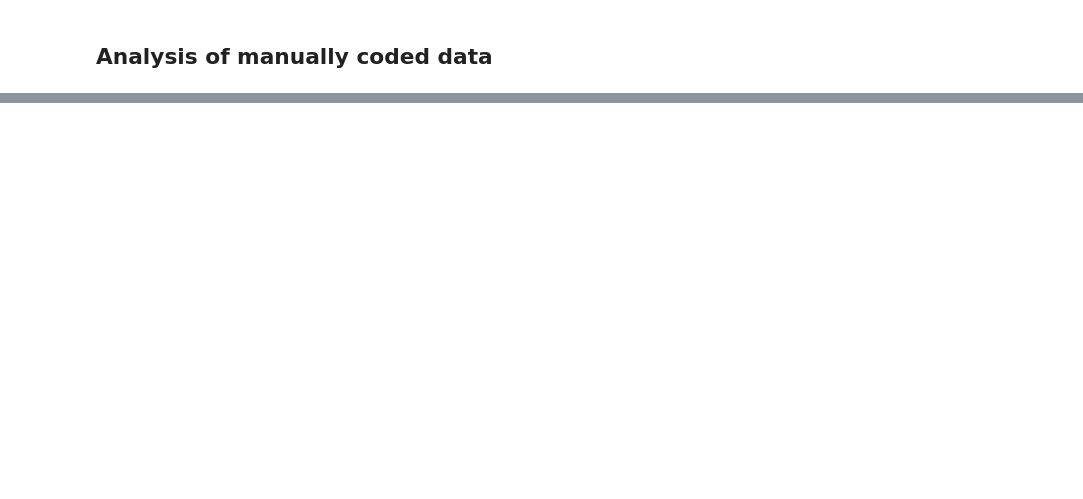
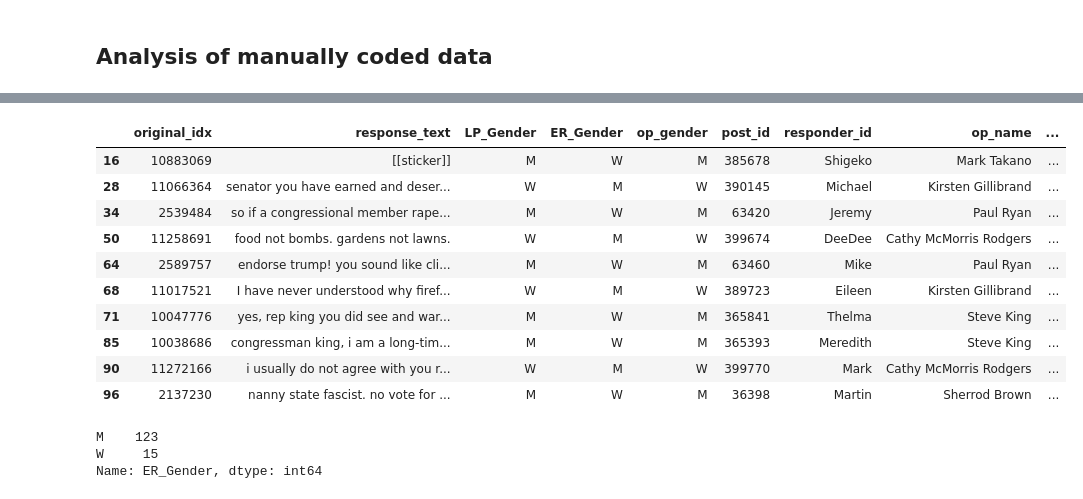
Before and after one commit to emrapport/w266-final-project, a Jupyter notebook: modeling/sample_1000.ipynb, the cells around one changed output, grey strips where cells are left out. Cells and saved outputs as stored; diff of their text form; code cells hidden in the pictures; blank space fills up the shorter version.

```diff
--- a/modeling/sample_1000.ipynb
+++ b/modeling/sample_1000.ipynb
@@ -235,0 +166,22 @@ LP_false_F.head(10)
+# %%
+L_corr_E_incorr.head(10)
+# %% [output]
+|  | original_idx | response_text | LP_Gender | ER_Gender | op_gender | post_id | responder_id | op_name | ... |
+| 16 | 10883069 | [[sticker]] | M | W | M | 385678 | Shigeko | Mark Takano | ... |
+| 28 | 11066364 | senator you have earned and deser... | W | M | W | 390145 | Michael | Kirsten Gillibrand | ... |
+| 34 | 2539484 | so if a congressional member rape... | M | W | M | 63420 | Jeremy | Paul Ryan | ... |
+| 50 | 11258691 | food not bombs. gardens not lawns. | W | M | W | 399674 | DeeDee | Cathy McMorris Rodgers | ... |
+| 64 | 2589757 | endorse trump! you sound like cli... | M | W | M | 63460 | Mike | Paul Ryan | ... |
+| 68 | 11017521 | I have never understood why firef... | W | M | W | 389723 | Eileen | Kirsten Gillibrand | ... |
+| 71 | 10047776 | yes, rep king you did see and war... | M | W | M | 365841 | Thelma | Steve King | ... |
+| 85 | 10038686 | congressman king, i am a long-tim... | M | W | M | 365393 | Meredith | Steve King | ... |
+| 90 | 11272166 | i usually do not agree with you r... | W | M | W | 399770 | Mark | Cathy McMorris Rodgers | ... |
+| 96 | 2137230 | nanny state fascist. no vote for ... | M | W | M | 36398 | Martin | Sherrod Brown | ... |
+# %%
+# Emily correct, Lorrel incorrect.
+E_corr_L_incorr = ER_correct[ER_correct['ER_Gender']!=ER_correct['LP_Gender']]
+E_corr_L_incorr.ER_Gender.value_counts()
+# %% [output]
+M    123
+W     15
+Name: ER_Gender, dtype: int64
```
Also changed, not shown: parts of 38 cells of this notebook.
